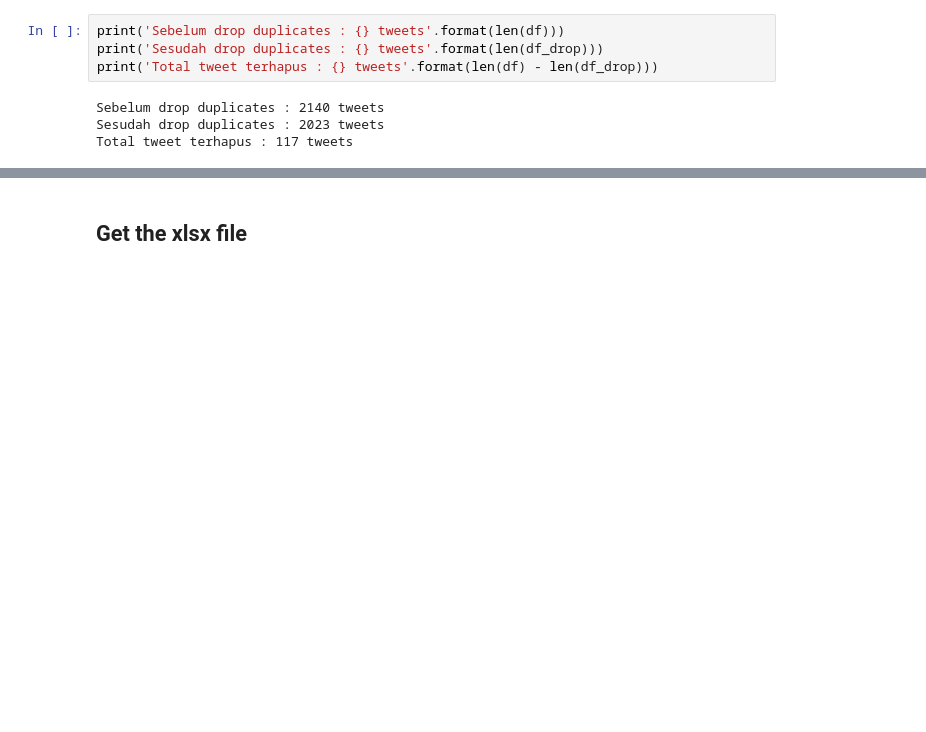
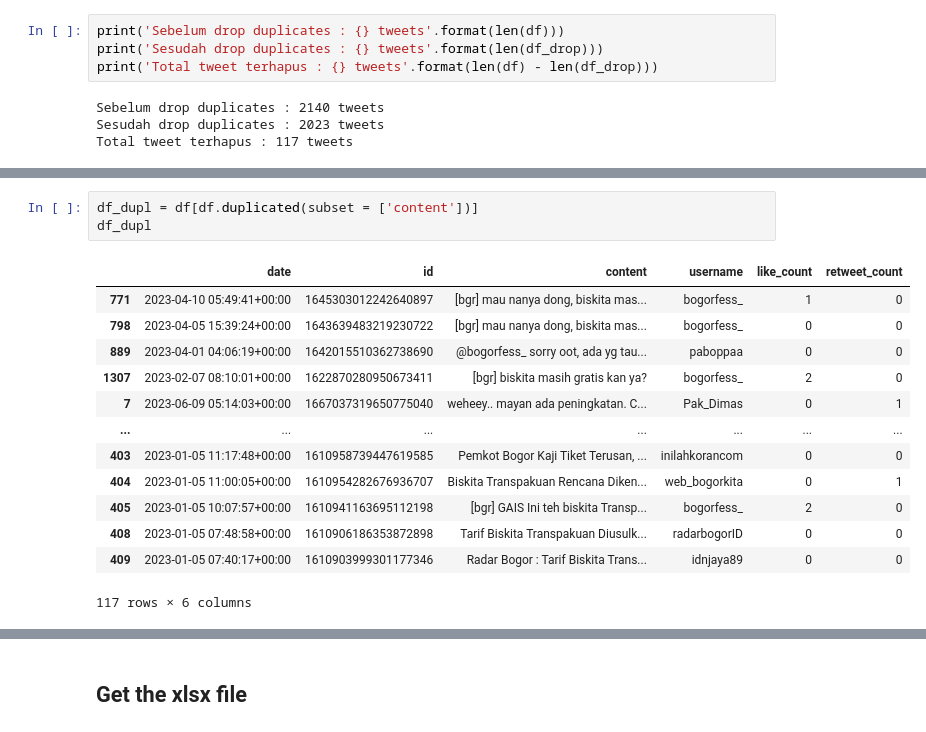
Before and after one commit to naufalnashif/sentiment-analysis-biskita, a Jupyter notebook: scraping_tweets_using_snscrape_2023.ipynb, the cells around one changed output, grey strips where cells are left out. Cells and saved outputs as stored; diff of their text form; blank space fills up the shorter version.

```diff
--- a/scraping_tweets_using_snscrape_2023.ipynb
+++ b/scraping_tweets_using_snscrape_2023.ipynb
@@ -99,0 +106,17 @@ Total tweet terhapus : 117 tweets
+# %%
+df_dupl = df[df.duplicated(subset = ['content'])]
+df_dupl
+# %% [output]
+|  | date | id | content | username | like_count | retweet_count |
+| 771 | 2023-04-10 05:49:41+00:00 | 1645303012242640897 | [bgr] mau nanya dong, biskita mas... | bogorfess_ | 1 | 0 |
+| 798 | 2023-04-05 15:39:24+00:00 | 1643639483219230722 | [bgr] mau nanya dong, biskita mas... | bogorfess_ | 0 | 0 |
+| 889 | 2023-04-01 04:06:19+00:00 | 1642015510362738690 | @bogorfess_ sorry oot, ada yg tau... | paboppaa | 0 | 0 |
+| 1307 | 2023-02-07 08:10:01+00:00 | 1622870280950673411 | [bgr] biskita masih gratis kan ya? | bogorfess_ | 2 | 0 |
+| 7 | 2023-06-09 05:14:03+00:00 | 1667037319650775040 | weheey.. mayan ada peningkatan. C... | Pak_Dimas | 0 | 1 |
+| ... | ... | ... | ... | ... | ... | ... |
+| 403 | 2023-01-05 11:17:48+00:00 | 1610958739447619585 | Pemkot Bogor Kaji Tiket Terusan, ... | inilahkorancom | 0 | 0 |
+| 404 | 2023-01-05 11:00:05+00:00 | 1610954282676936707 | Biskita Transpakuan Rencana Diken... | web_bogorkita | 0 | 1 |
+| 405 | 2023-01-05 10:07:57+00:00 | 1610941163695112198 | [bgr] GAIS Ini teh biskita Transp... | bogorfess_ | 2 | 0 |
+| 408 | 2023-01-05 07:48:58+00:00 | 1610906186353872898 | Tarif Biskita Transpakuan Diusulk... | radarbogorID | 0 | 0 |
+| 409 | 2023-01-05 07:40:17+00:00 | 1610903999301177346 | Radar Bogor : Tarif Biskita Trans... | idnjaya89 | 0 | 0 |
+117 rows × 6 columns
```
Also changed, not shown: parts of 3 cells of this notebook.
